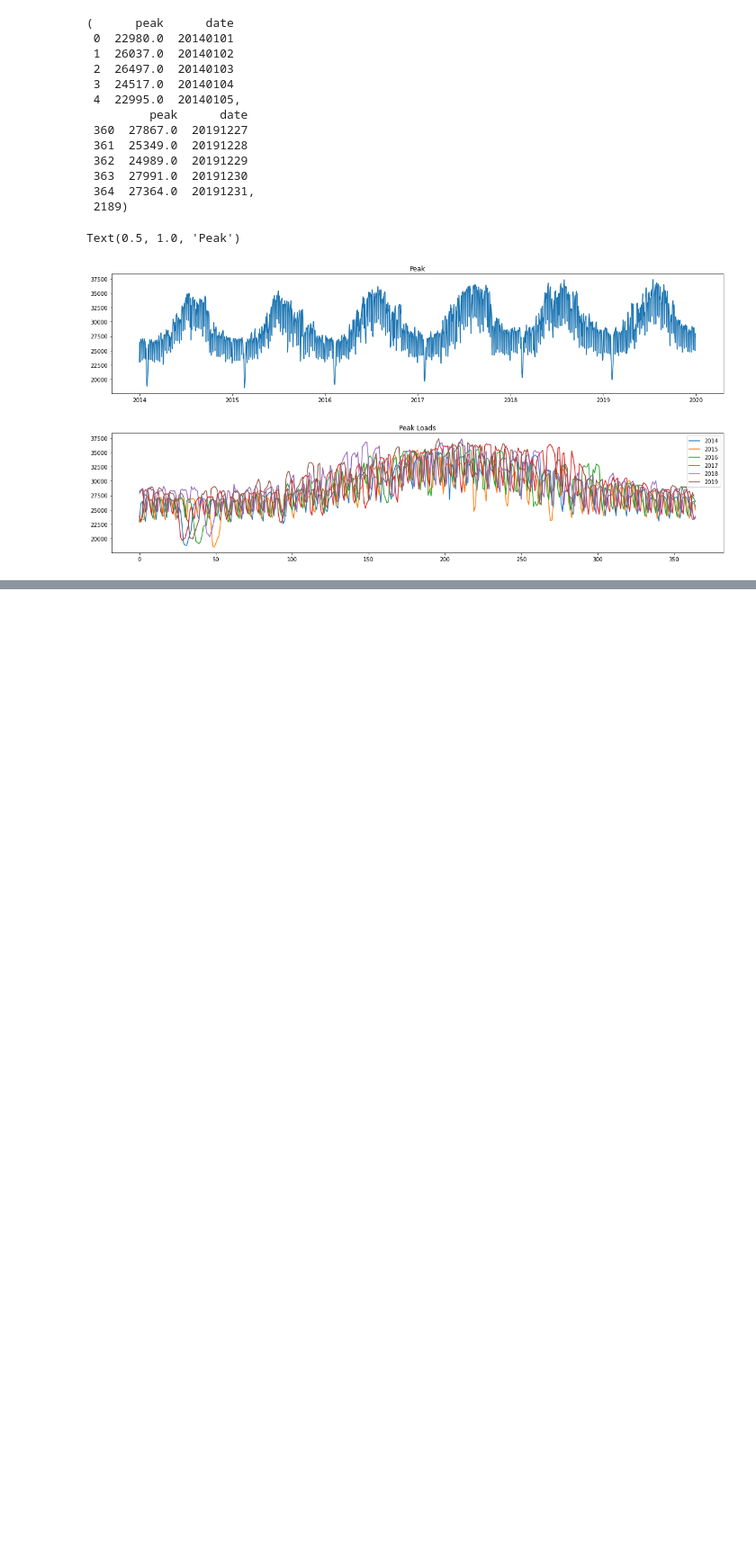
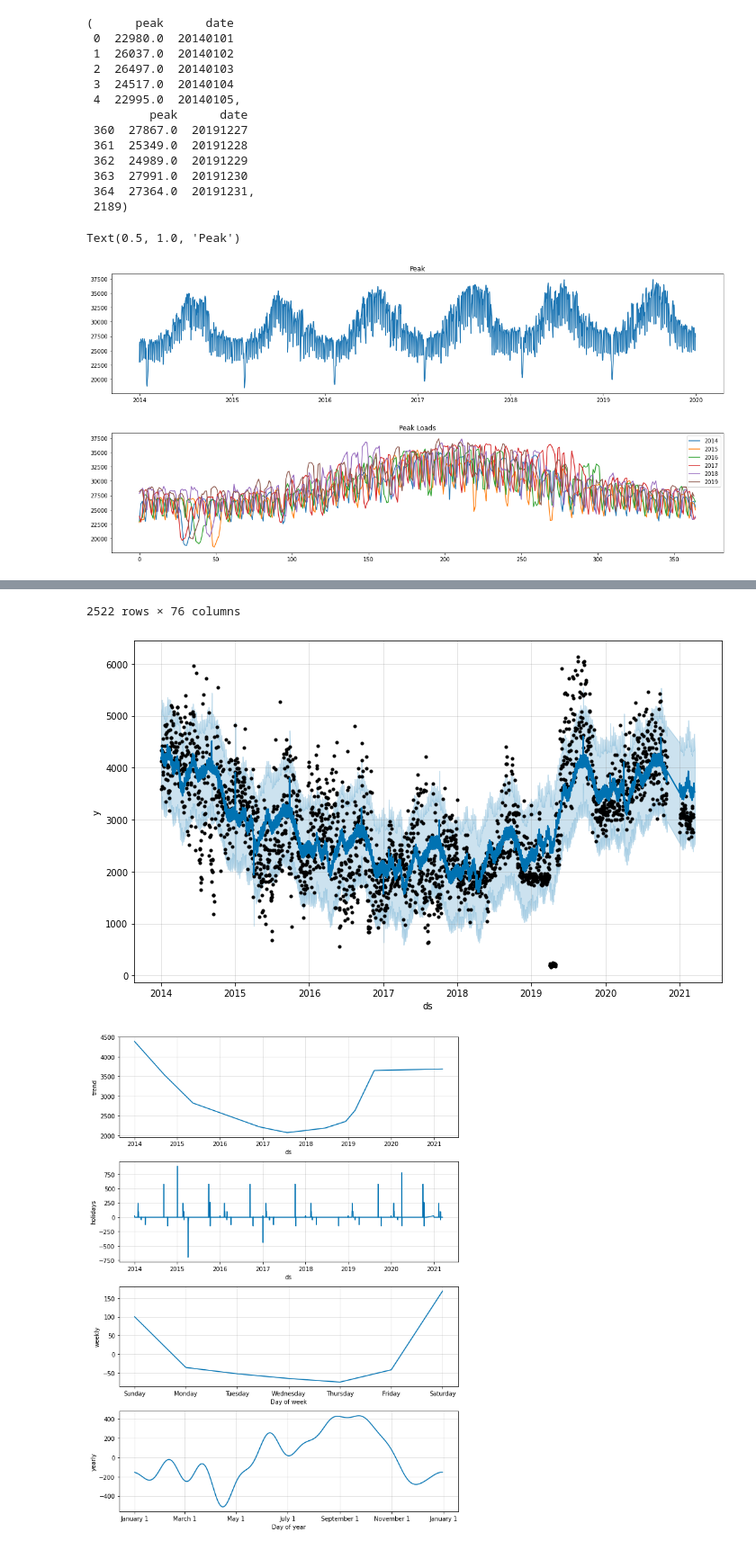
Before and after one commit to huang-me/DSAI_EletricityForecasting, a Jupyter notebook: forcast.ipynb, the cells around one changed output, grey strips where cells are left out. Shown at 90% size. Cells and saved outputs as stored; diff of their text form; code cells hidden in the pictures; blank space fills up the shorter version.

Commit message:
Adding fb prophet function with holiday included

```diff
--- a/forcast.ipynb
+++ b/forcast.ipynb
@@ -163,3 +163,12 @@ plt.legend(['2014', '2015', '2016', '2017', '2018', '2019'])
 plt.show()
 # %% [output]
 [figure]
+# %%
+import preprocessing
+
+data=preprocessing.preprocessing()
+data.to_csv("Testing.csv",index=False)
+# %%
+import fb_Prophet
+fb_Prophet.fitting_model(data,'Taipei',holiday_included=True,last_7_days_validation=True)
+# %% [output]
@@ -165,0 +204,3 @@ plt.show()
+2522 rows × 76 columns
+[figure, added]
+[figure, added]
```
Also changed, not shown: parts of 1 cell of this notebook, 3 other files.
